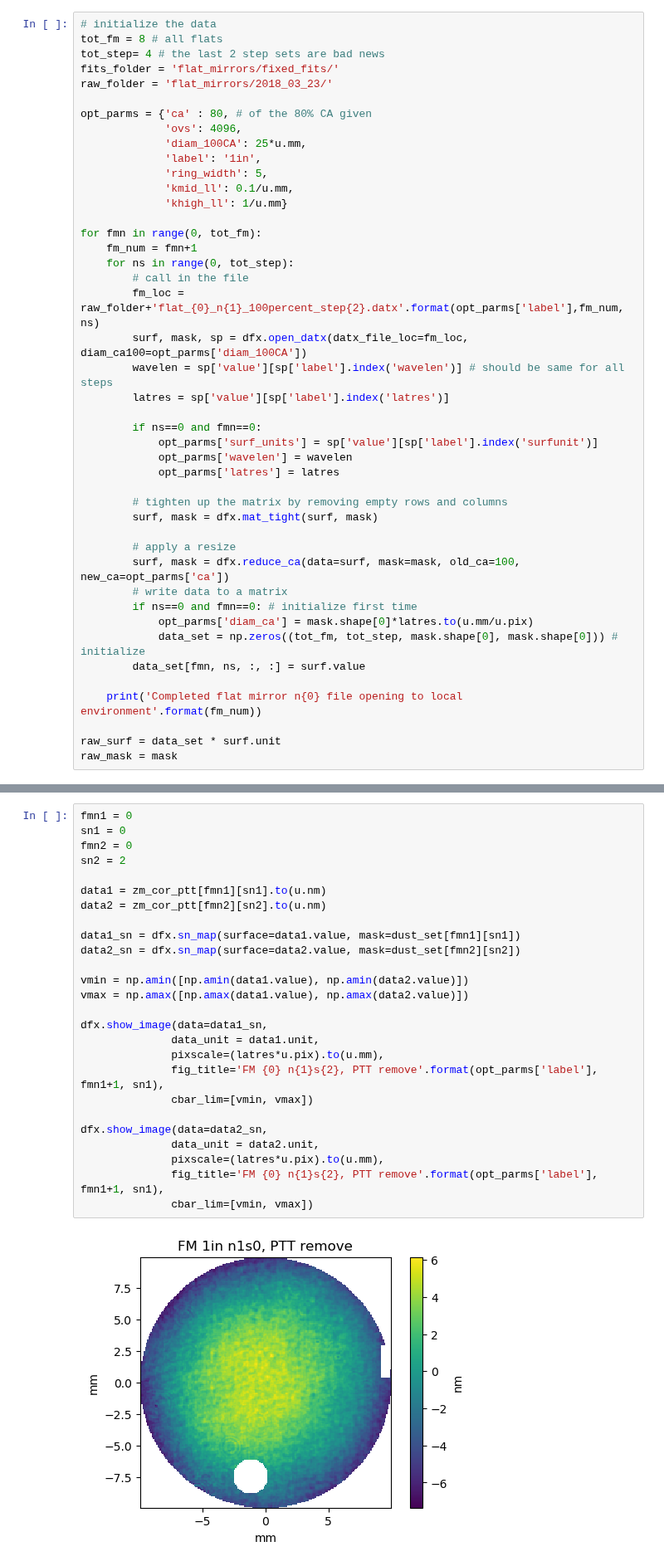
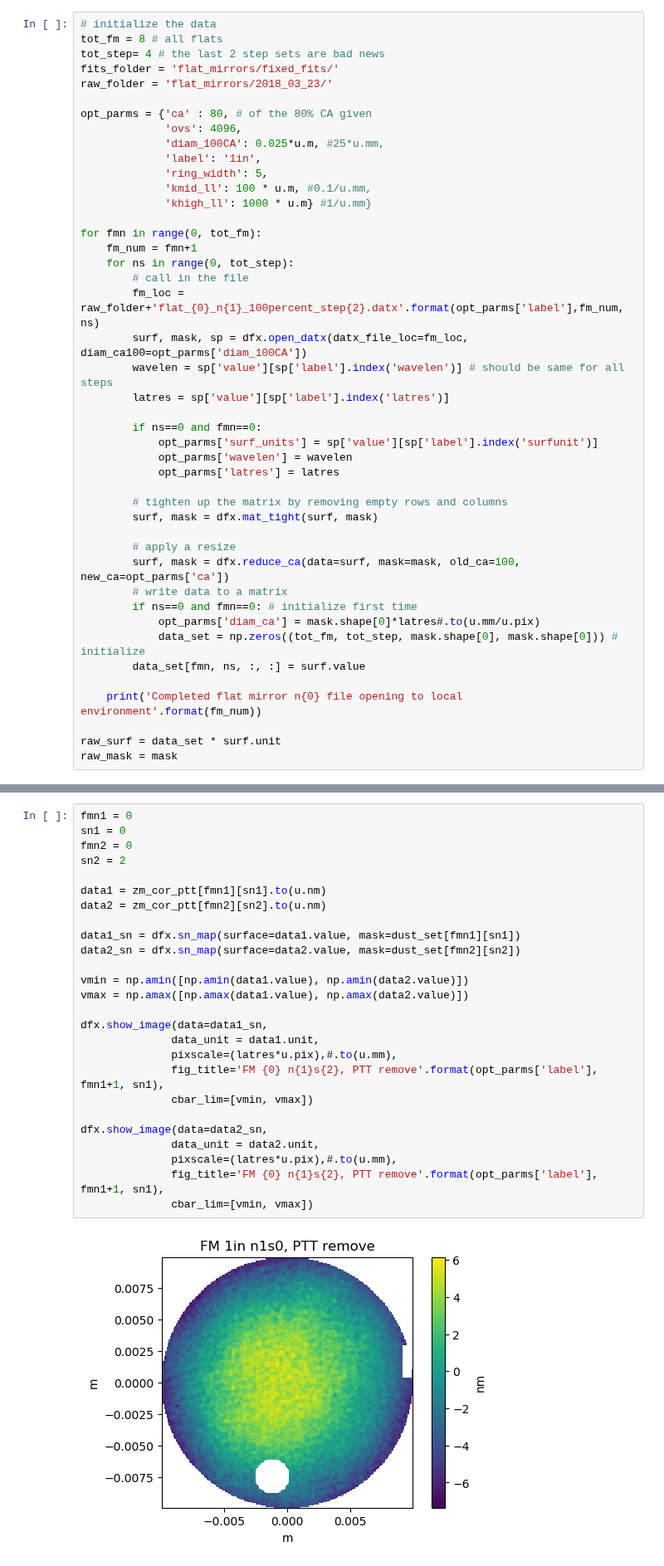
Before and after one commit to magao-x/magaox_poppy, a Jupyter notebook: PSD/zygo_data/zernike_dust_fm1in.ipynb, the cells around one changed output, grey strips where cells are left out. Shown at 83% size. Cells and saved outputs as stored; diff of their text form.

```diff
--- a/PSD/zygo_data/zernike_dust_fm1in.ipynb
+++ b/PSD/zygo_data/zernike_dust_fm1in.ipynb
@@ -47,11 +47,11 @@ raw_folder = 'flat_mirrors/2018_03_23/'
 
 opt_parms = {'ca' : 80, # of the 80% CA given
              'ovs': 4096,
-             'diam_100CA': 25*u.mm,
+             'diam_100CA': 0.025*u.m, #25*u.mm,
              'label': '1in',
              'ring_width': 5,
-             'kmid_ll': 0.1/u.mm,
-             'khigh_ll': 1/u.mm}
+             'kmid_ll': 100 * u.m, #0.1/u.mm,
+             'khigh_ll': 1000 * u.m} #1/u.mm}
 
 for fmn in range(0, tot_fm):
     fm_num = fmn+1
@@ -74,7 +74,7 @@ for fmn in range(0, tot_fm):
         surf, mask = dfx.reduce_ca(data=surf, mask=mask, old_ca=100, new_ca=opt_parms['ca'])
         # write data to a matrix
         if ns==0 and fmn==0: # initialize first time
-            opt_parms['diam_ca'] = mask.shape[0]*latres.to(u.mm/u.pix)
+            opt_parms['diam_ca'] = mask.shape[0]*latres#.to(u.mm/u.pix)
             data_set = np.zeros((tot_fm, tot_step, mask.shape[0], mask.shape[0])) # initialize
         data_set[fmn, ns, :, :] = surf.value
 
@@ -189,28 +190,28 @@ Dust masked and surface with Z3 removed for all steps in n8
 # %%
 fmn1 = 0
 sn1 = 0
 fmn2 = 0
 sn2 = 2
 
 data1 = zm_cor_ptt[fmn1][sn1].to(u.nm)
 data2 = zm_cor_ptt[fmn2][sn2].to(u.nm)
 
 data1_sn = dfx.sn_map(surface=data1.value, mask=dust_set[fmn1][sn1])
 data2_sn = dfx.sn_map(surface=data2.value, mask=dust_set[fmn2][sn2])
 
 vmin = np.amin([np.amin(data1.value), np.amin(data2.value)])
 vmax = np.amax([np.amax(data1.value), np.amax(data2.value)])
 
 dfx.show_image(data=data1_sn,
               data_unit = data1.unit,
-              pixscale=(latres*u.pix).to(u.mm),
+              pixscale=(latres*u.pix),#.to(u.mm),
               fig_title='FM {0} n{1}s{2}, PTT remove'.format(opt_parms['label'], fmn1+1, sn1),
               cbar_lim=[vmin, vmax])
 
 dfx.show_image(data=data2_sn,
               data_unit = data2.unit,
-              pixscale=(latres*u.pix).to(u.mm),
+              pixscale=(latres*u.pix),#.to(u.mm),
               fig_title='FM {0} n{1}s{2}, PTT remove'.format(opt_parms['label'], fmn1+1, sn1),
               cbar_lim=[vmin, vmax])
 # %% [output]
-[figure, old version]
+[figure, new version]
```
Also changed, not shown: parts of 5 cells of this notebook, 2 other files.
